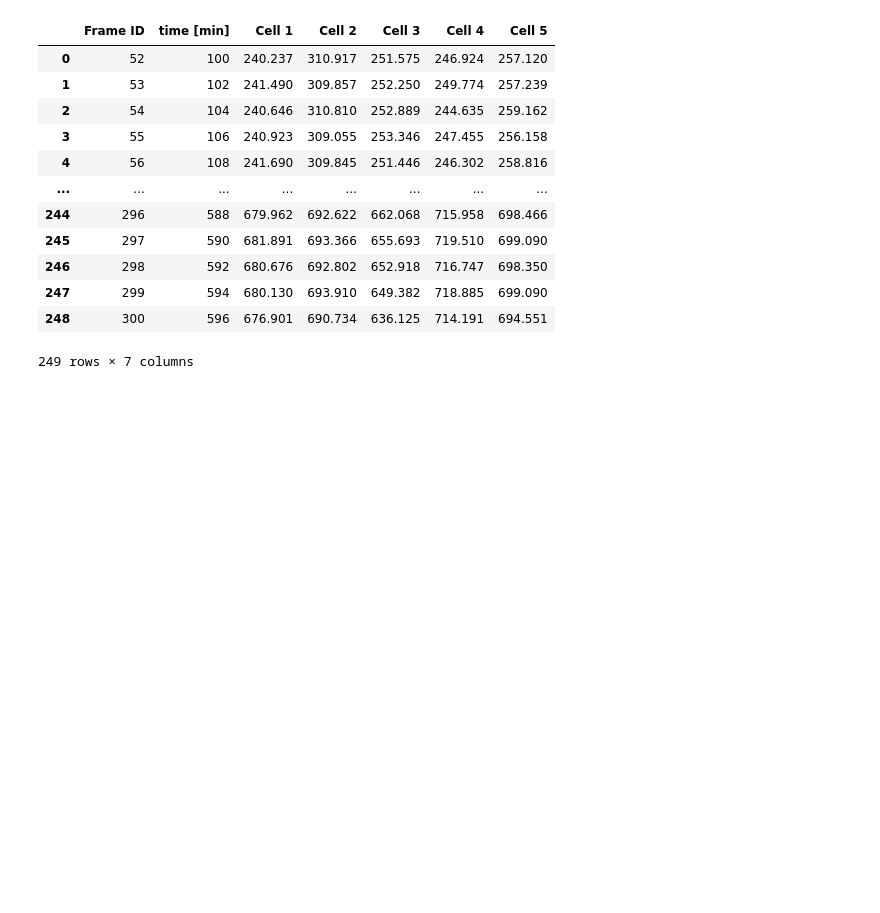
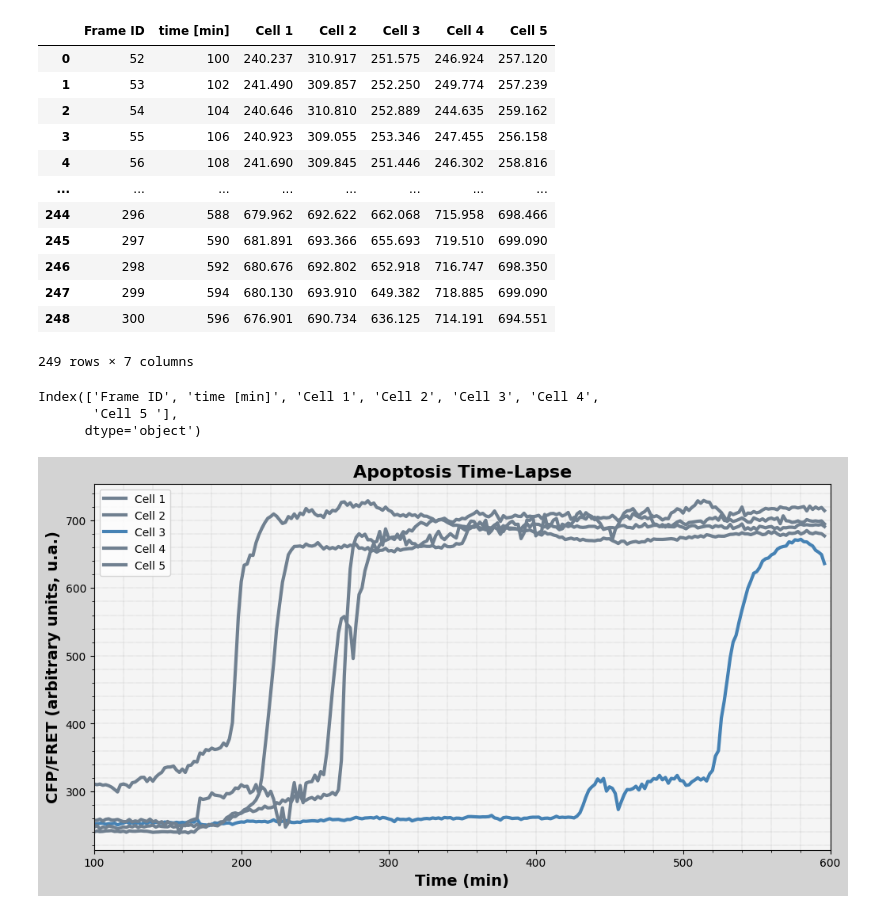
Before and after one commit to LoqmanSamani/tech-bio, a Jupyter notebook: cell-stress/exp6/exp6.ipynb, the cells around one changed output. Saved outputs shown, nothing was run; the diff lists cells and outputs as text; code cells hidden in the pictures; blank space fills up the shorter version.

```diff
--- a/cell-stress/exp6/exp6.ipynb
+++ b/cell-stress/exp6/exp6.ipynb
@@ -21,3 +22,36 @@ df
 # %%
 csv_file = 'fiji-output.csv'
 df.to_csv(csv_file, index=False)
+# %%
+print(df.columns)
+# %% [output]
+Index(['Frame ID', 'time [min]', 'Cell 1', 'Cell 2', 'Cell 3', 'Cell 4',
+       'Cell 5 '],
+      dtype='object')
+# %%
+plt.figure(figsize=(12, 6), facecolor="lightgray")
+ax = plt.axes()
+ax.set_facecolor("whitesmoke")
+
+# Set grid with major and minor ticks
+ax.grid(which='major', linestyle=':', linewidth='0.3', color='gray')
+ax.grid(which='minor', linestyle=':', linewidth='0.3', color='gray')
+ax.minorticks_on()
+
+# Plot the data
+plt.plot(df["time [min]"], df["Cell 1"], label="Cell 1", linewidth=3, color="slategray")
+plt.plot(df["time [min]"], df["Cell 2"], label="Cell 2", linewidth=3, color="slategray")
+plt.plot(df["time [min]"], df["Cell 3"], label="Cell 3", linewidth=3, color="steelblue")
+plt.plot(df["time [min]"], df["Cell 4"], label="Cell 4", linewidth=3, color="slategray")
+plt.plot(df["time [min]"], df["Cell 5 "], label="Cell 5", linewidth=3, color="slategray")
+
+# Set the limits and labels
+plt.xlim(100, 600)
+plt.ylabel("CFP/FRET (arbitrary units, u.a.)", fontsize=14, fontweight="bold")
+plt.xlabel("Time (min)", fontsize=14, fontweight="bold")
+plt.title("Apoptosis Time-Lapse", fontsize=16, fontweight="bold")
+plt.legend()
+plt.savefig('apa.png', dpi=300, bbox_inches='tight')
+plt.show()
+# %% [output]
+[figure, added]
```
Also changed, not shown: parts of 1 cell of this notebook, 8 other files.
